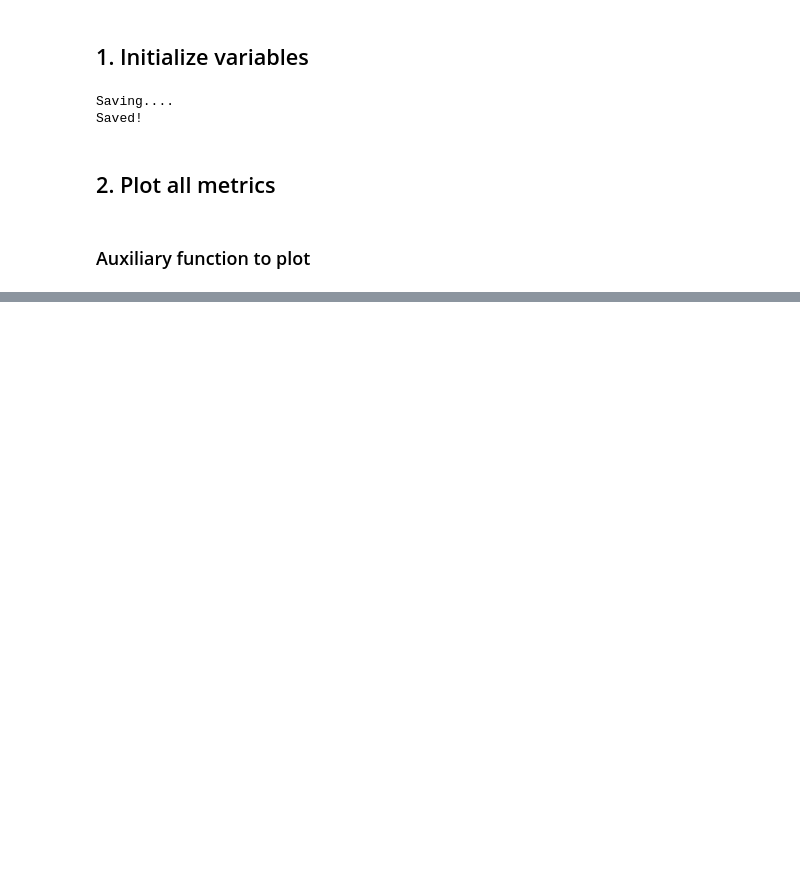
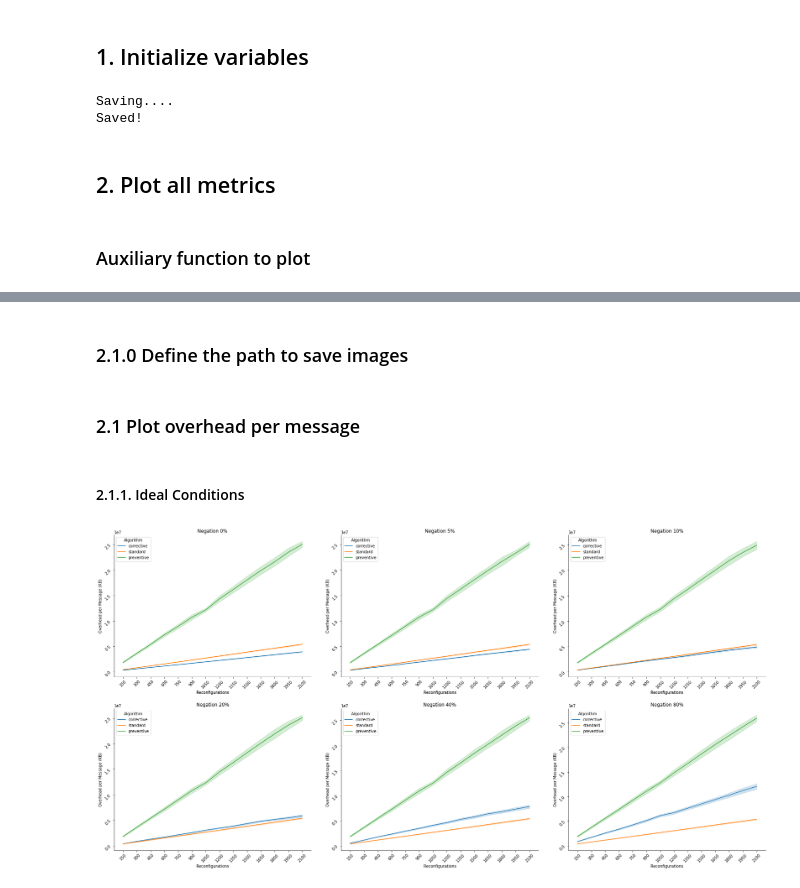
Before and after one commit to JosueCastaneda/process_data, a Jupyter notebook: process_and_plot_data_using_seaborn_final.ipynb, the cells around one changed output, grey strips where cells are left out. Drawn from its saved outputs; the diff is of its cells as text; code cells hidden in the pictures; blank space fills up the shorter version.

Commit message:
Divided by different conditions, still work is required some points are outliers, nevertheless revise them

```diff
--- a/process_and_plot_data_using_seaborn_final.ipynb
+++ b/process_and_plot_data_using_seaborn_final.ipynb
@@ -20,7 +16,7 @@ import seaborn as sns
 # %% [markdown]
 ## 1. Initialize variables
 # %%
-recalculate_if_saved = True
+recalculate_if_saved = False
 # repetitions = 26
 repetitions = 13
 number_of_updates = 150
@@ -288,17 +115,0 @@ plot_results(mid_results, metric, string_name_png, string_name_eps, label)
-# %%
-metric = 'total_reconfiguration_time'
-label = 'Total reconfiguration time (s)'
-type_exp = 'concurrent'
-results_dir_png = current_directory + file_path_images + 'png/'+metric +'/'
-results_dir_eps = current_directory + file_path_images + 'eps/'+metric +'/'
-string_name_png = current_directory + file_path_images + 'png/'+metric +'/' + 'result_' + metric + '_' + type_exp + '.png'
-string_name_eps = current_directory + file_path_images + 'eps/'+metric +'/' + 'result_' + metric + '_' + type_exp + '.pdf'
-
-if not os.path.isdir(results_dir_png):
-    os.makedirs(results_dir_png)
-
-if not os.path.isdir(results_dir_eps):
-    os.makedirs(results_dir_eps)
-
-mid_results = all_results.loc[(all_results['delay'].isin(['100','1000']))]
-plot_results(mid_results, metric, string_name_png, string_name_eps, label)
@@ -345,0 +169,47 @@ dtype: int64
+# %% [markdown]
+### 2.1.0 Define the path to save images
+# %% [markdown]
+### 2.1 Plot overhead per message
+# %% [markdown]
+#### 2.1.1. Ideal Conditions
+# %%
+condition = 'ideal'
+metric = 'overhead_per_message'
+type_exp = 'concurrent'
+label = 'Overhead per Message (KB)'
+results_dir_png = current_directory + file_path_images + 'png/'+metric +'/'
+results_dir_eps = current_directory + file_path_images + 'eps/'+metric +'/'
+string_name_png = current_directory + file_path_images + 'png/'+metric +'/' + 'result_' + metric + '_' + type_exp +'_' + condition + '.png'
+string_name_eps = current_directory + file_path_images + 'eps/'+metric +'/' + 'result_' + metric + '_' + type_exp +'_' + condition + '.pdf'
+
+if not os.path.isdir(results_dir_png):
+    os.makedirs(results_dir_png)
+
+if not os.path.isdir(results_dir_eps):
+    os.makedirs(results_dir_eps)
+
+# Change the name to enhance readibility
+all_results.rename(columns={'result_algorithm':'Algorithm'}, inplace=True)
+
+# mid_results = all_results.loc[(all_results['delay'].isin(['100','1000']))]
+# mid_results = all_results.loc[(all_results['delay'].isin(['1','10','100','1000','10000','100000']))]
+mid_results = all_results.loc[(all_results['delay'].isin(['1','10']))]
+
+# Divide the values by 1000 to enhance readibility
+mid_results['overhead_per_message'].div(1000.0).round(3)
+
+first_condition = (mid_results['inconsistencies'] == 0) & (mid_results['Algorithm'].isin(['preventive', 'corrective']))
+second_condition = mid_results['Algorithm'] == 'standard'
+
+# Clean the data from errors, whenever there were errors inconsistencies were registered because the processes did not finish sucessfully
+mid_results_filtered = mid_results[first_condition | second_condition]
+
+# display(mid_results_filtered.shape)
+
+# display(type(mid_results_filtered.max()))
+# display(mid_results_filtered.idxmax())
+# display(mid_results_filtered.shape)
+
+plot_results(mid_results_filtered, metric, string_name_png, string_name_eps, label)
+# %% [output]
+[figure, added]
```
Also changed, not shown: parts of 65 cells of this notebook, 42 other files.
